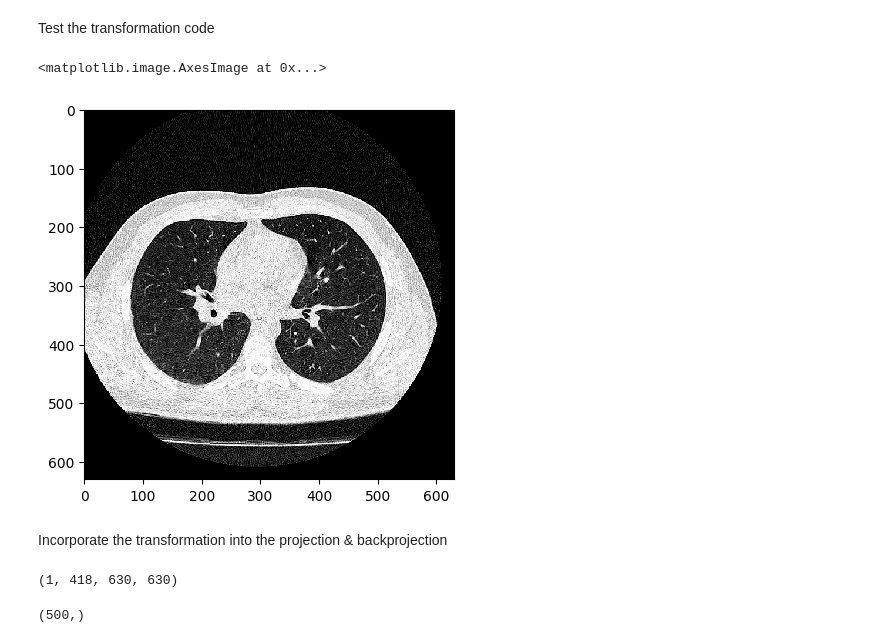
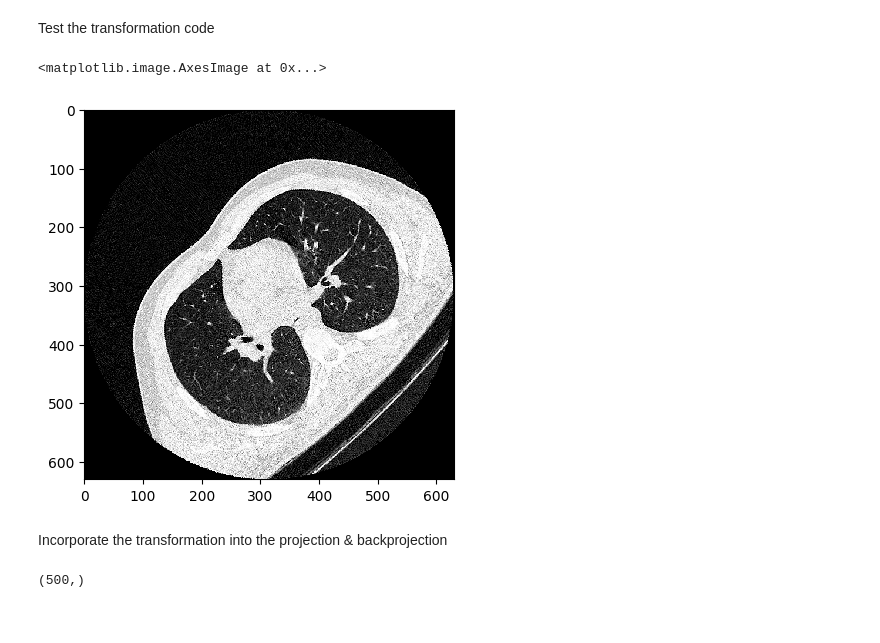
Before and after one commit to zhennongchen/CTProjector, a Jupyter notebook: motion_simulation/image_transformation_recon.ipynb, the cells around one changed output. Drawn from its saved outputs; the diff is of its cells as text; code cells hidden in the pictures.

```diff
--- a/motion_simulation/image_transformation_recon.ipynb
+++ b/motion_simulation/image_transformation_recon.ipynb
@@ -15,24 +15,23 @@ import ct_projector.projector.numpy as numpy_projector
 import ct_projector.projector.numpy.fan_equiangluar as numpy_fan
 # %%
 # load image
-filename = '/workspace/Documents/data/CT_motion/CT_images/example_CT_volume/3.nii.gz'
-ct = sitk.ReadImage(filename)
-
-spacing = ct.GetSpacing()
-img = sitk.GetArrayFromImage(ct)
+filename = '/workspace/Documents/data/CT_motion/CT_images/example_CT_volume/patient_3/original/3.nii.gz'
+ct = nb.load(filename)
+spacing = ct.header.get_zooms()
+img = ct.get_fdata()
 # %%
 img = (img.astype(np.float32) + 1024) / 1000 * 0.019
 img[img < 0] = 0
 
-img = img[::-1, ...]
-# img = np.rollaxis(img, 0, 3)
+img = np.rollaxis(img,-1,0)
+img = img[np.newaxis, ...]
 spacing = np.array(spacing[::-1])
 
 print(spacing)
 print(img.shape)
 
 plt.figure(figsize = (12,4))
-plt.subplot(131); plt.imshow(img[img.shape[0]//2, ...], 'gray', aspect=spacing[1] / spacing[2])
-plt.subplot(132); plt.imshow(img[:, img.shape[1]//2, :], 'gray', aspect=spacing[0] / spacing[2])
-plt.subplot(133); plt.imshow(img[..., img.shape[2]//2], 'gray', aspect=spacing[0] / spacing[1])
+plt.subplot(131); plt.imshow(img[0,img.shape[1]//2, ...].T, 'gray', aspect=spacing[1] / spacing[2])
+plt.subplot(132); plt.imshow(img[0,:,img.shape[2]//2, :], 'gray', aspect=spacing[0] / spacing[2])
+plt.subplot(133); plt.imshow(img[0,...,img.shape[3]//2], 'gray', aspect=spacing[0] / spacing[1])
 # %% [output]
@@ -44,30 +43,27 @@ plt.subplot(133); plt.imshow(img[..., img.shape[2]//2], 'gray', aspect=spacing[0
 Test the transformation code
 # %%
 # define translation
-t = [0,20,20]
+t = [0,0,0]
 # define rotation
-r = [0,0,0]
+r = [45,0,0]
 r = [rr/180 * np.pi for rr in r]
 # define scaling
 s = [1,1,1]
 
-translation,rotation,scale,transformation_matrix = transform.generate_transform_matrix(t,r,s,img.shape)
+iimg = img[0,...]
 
-transformation_matrix = transform.transform_full_matrix_offset_center(transformation_matrix, img.shape)
+translation,rotation,scale,transformation_matrix = transform.generate_transform_matrix(t,r,s,iimg.shape)
 
-img_t = transform.apply_affine_transform(img, transformation_matrix)
+transformation_matrix = transform.transform_full_matrix_offset_center(transformation_matrix, iimg.shape)
 
-plt.imshow(img_t[img_t.shape[0]//2,...], 'gray', aspect=spacing[1] / spacing[2])
+img_t = transform.apply_affine_transform(iimg, transformation_matrix)
+
+plt.imshow(img_t[img_t.shape[0]//2,...].T, 'gray', aspect=spacing[1] / spacing[2])
 # %% [output]
 <matplotlib.image.AxesImage at 0x...>
-[figure, old version]
+[figure, new version]
 # %% [markdown]
 Incorporate the transformation into the projection & backprojection
-# %%
-img = img[np.newaxis, ...]
-print(img.shape)
-# %% [output]
-(1, 418, 630, 630)
 # %%
 projector = ct_projector.ct_projector()
 projector.from_file('./projector_fan.cfg')
```
Also changed, not shown: parts of 1 cell of this notebook, 4 other files.
